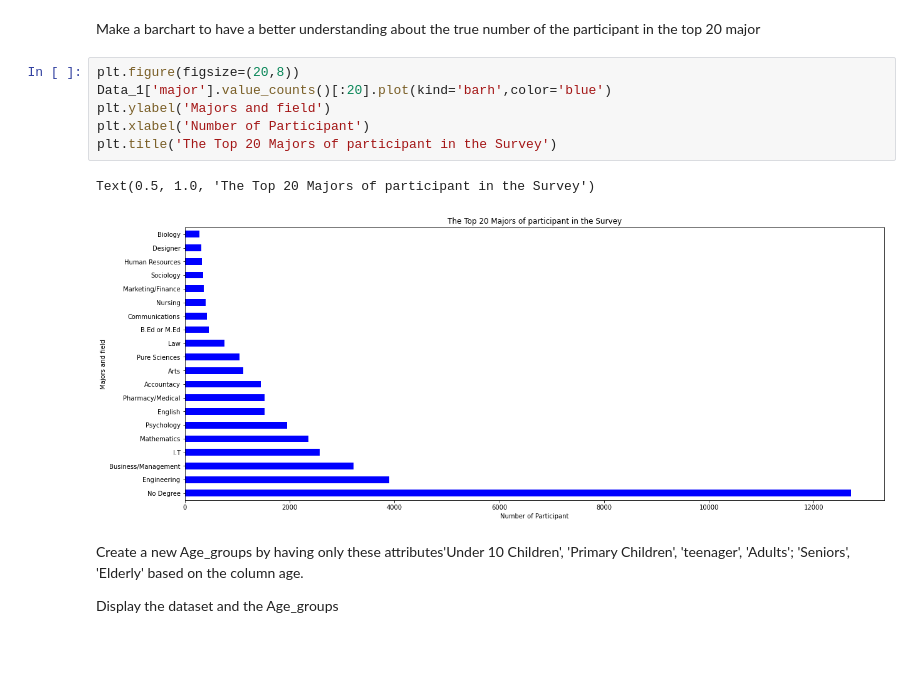
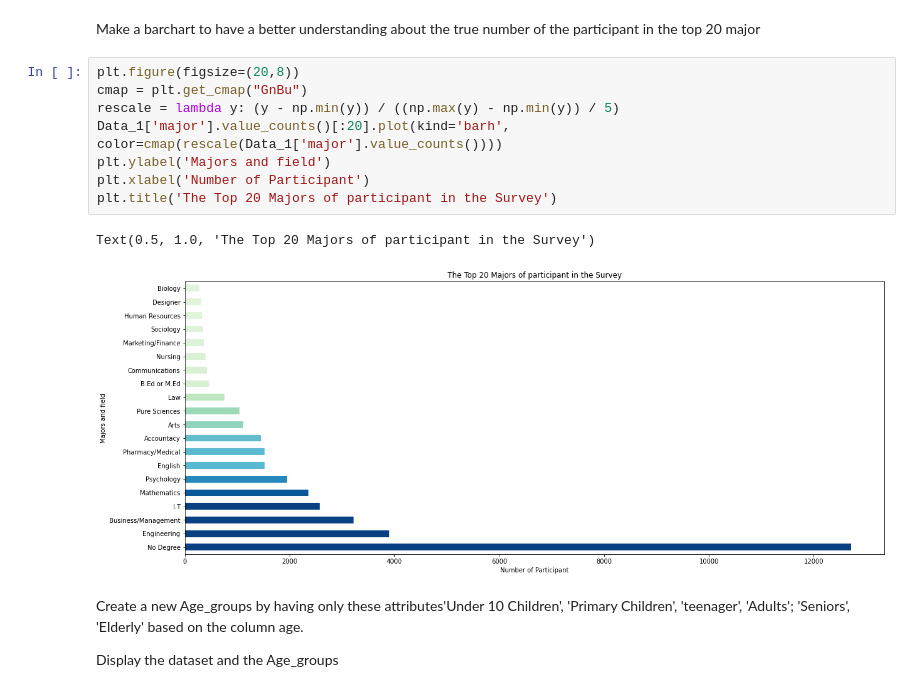
Before and after one commit to weihan444/ML-Hackathon, a Jupyter notebook: ML_Hackathon.ipynb, the cells around one changed output. Cells and saved outputs as stored; diff of their text form; blank space fills up the shorter version.

Commit message:
Added colormap for horizontal bar chart

```diff
--- a/ML_Hackathon.ipynb
+++ b/ML_Hackathon.ipynb
@@ -384,13 +384,15 @@ Data_1=Data_1.dropna()
 Make a barchart to have a better understanding about the true number of the participant in the top 20 major
 # %%
 plt.figure(figsize=(20,8))
-Data_1['major'].value_counts()[:20].plot(kind='barh',color='blue')
+cmap = plt.get_cmap("GnBu")
+rescale = lambda y: (y - np.min(y)) / ((np.max(y) - np.min(y)) / 5)
+Data_1['major'].value_counts()[:20].plot(kind='barh', color=cmap(rescale(Data_1['major'].value_counts())))
 plt.ylabel('Majors and field')
 plt.xlabel('Number of Participant')
 plt.title('The Top 20 Majors of participant in the Survey')
 # %% [output]
 Text(0.5, 1.0, 'The Top 20 Majors of participant in the Survey')
-[figure, old version]
+[figure, new version]
 # %% [markdown]
 Create a new Age_groups by having only these attributes'Under 10 Children', 'Primary Children', 'teenager', 'Adults'; 'Seniors', 'Elderly' based on the column age.
 
```
Also changed, not shown: parts of 6 cells of this notebook.
